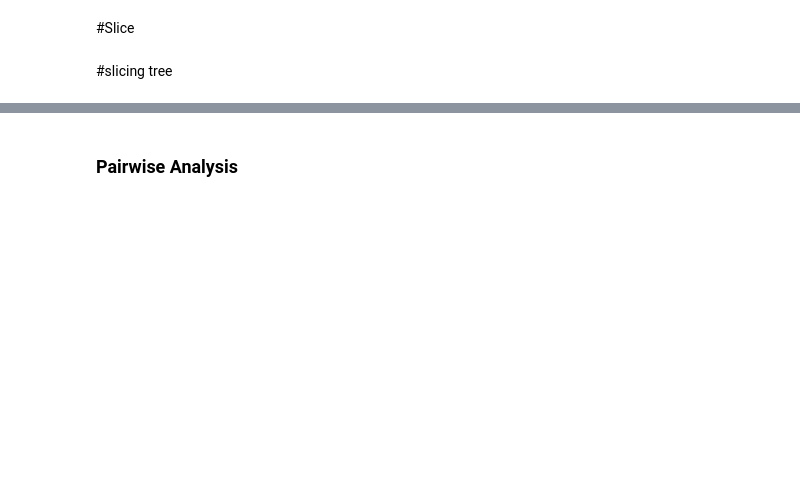
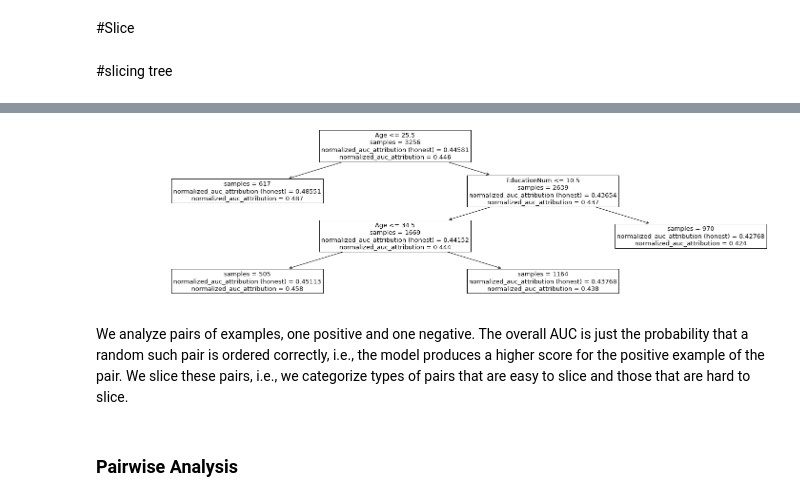
Before and after one commit to namik42/auc_attribution, a Jupyter notebook: Slicing_AUC_Attribution.ipynb, the cells around one changed output, grey strips where cells are left out. Saved outputs shown, nothing was run; the diff lists cells and outputs as text; code cells hidden in the pictures; blank space fills up the shorter version.

```diff
--- a/Slicing_AUC_Attribution.ipynb
+++ b/Slicing_AUC_Attribution.ipynb
@@ -769,3 +847,19 @@ graph_out = plot_tree_override(tt, filled=True, fontsize=12,
+# %%
+slicing_metric = 'normalized_auc_attribution' #@param ["delta_logloss", "delta_auc", "logloss", "auc_attr", "auc_surprise", "correlation", "mse", "precision", "recall", "normalized_auc_attribution"]
+base_metric = '' #@param {type: "string"}
+max_depth = 3 #@param
+min_samples_leaf = 500 #@param
+decision_tree_dims =  ['CapitalGain', 'Age', 'EducationNum']  #@param
+
+honest_reporting = True # @param {type: "boolean"}
+
+build_and_plot_slicing_tree(test_features, slicing_metric, decision_tree_dims,
+                            base_metric, max_depth, min_samples_leaf,
+                            honest_reporting)
+# %% [output]
+[figure, added]
+# %% [markdown]
+We analyze pairs of examples, one positive and one negative. The overall AUC is just the probability that a random such pair is ordered correctly, i.e., the model produces a higher score for the positive example of the pair. We slice these pairs, i.e., we categorize types of pairs that are easy to slice and those that are hard to slice.
 # %% [markdown]
 ### Pairwise Analysis
 # %%
```
Also changed, not shown: parts of 34 cells of this notebook.
